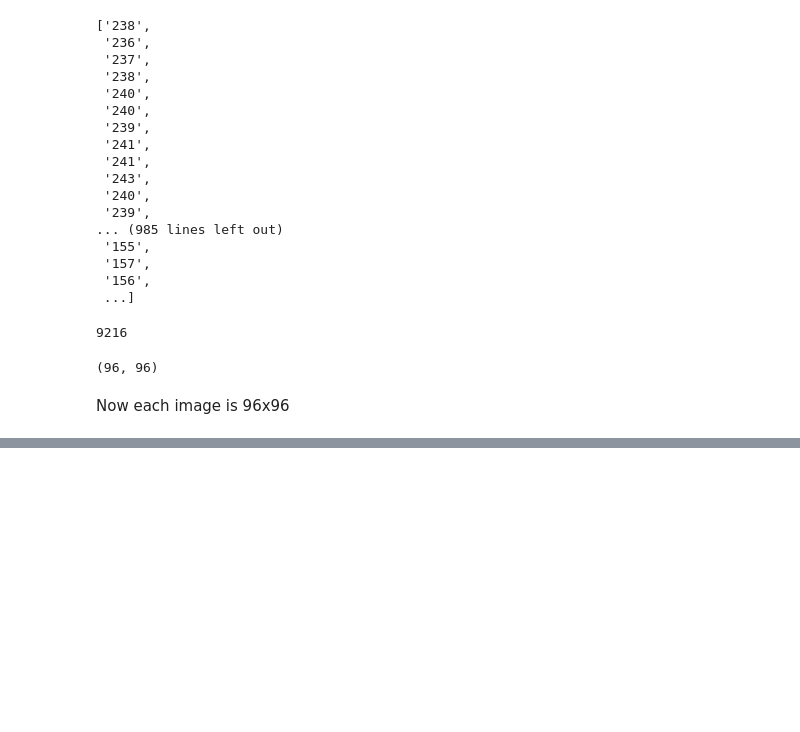
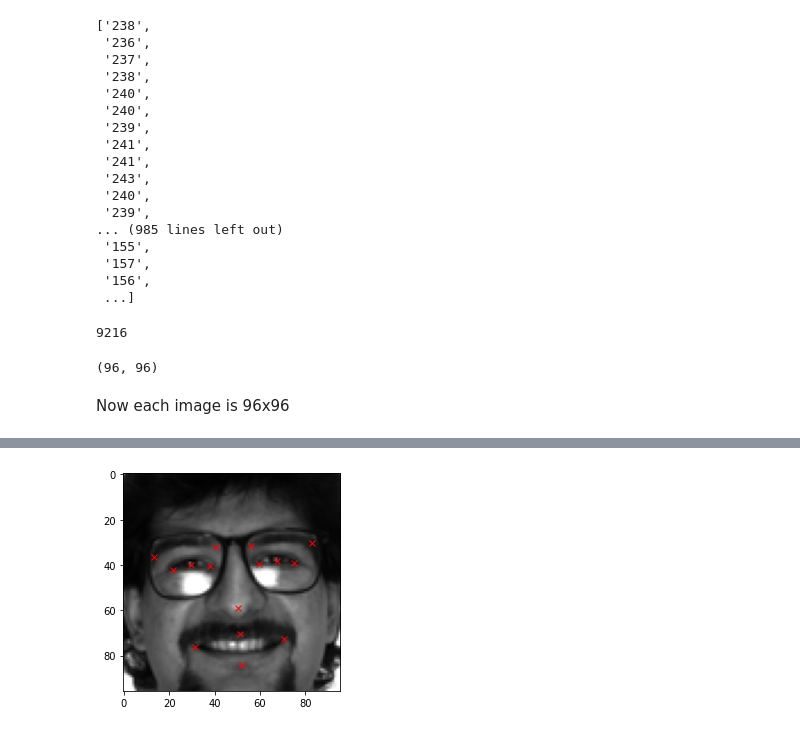
Before and after one commit to Khaliladib11/Emotion-AI, a Jupyter notebook: Facial Key Point Detection/Facial Key Point Detection.ipynb, the cells around one changed output, grey strips where cells are left out. Drawn from its saved outputs; the diff is of its cells as text; code cells hidden in the pictures; blank space fills up the shorter version.

```diff
--- a/Facial Key Point Detection/Facial Key Point Detection.ipynb
+++ b/Facial Key Point Detection/Facial Key Point Detection.ipynb
@@ -122,0 +133,9 @@ Now each image is 96x96
+# %%
+# Plot image with facial point
+# select a random number
+index = np.random.randint(1, len(keyfacial_df['Image']))
+plt.imshow(keyfacial_df['Image'][index], cmap="gray")
+for i in range(1, 31, 2):
+    plt.plot(keyfacial_df.loc[index][i-1], keyfacial_df.loc[index][i], 'rx')
+# %% [output]
+[figure, added]
```
Also changed, not shown: parts of 3 cells of this notebook.
